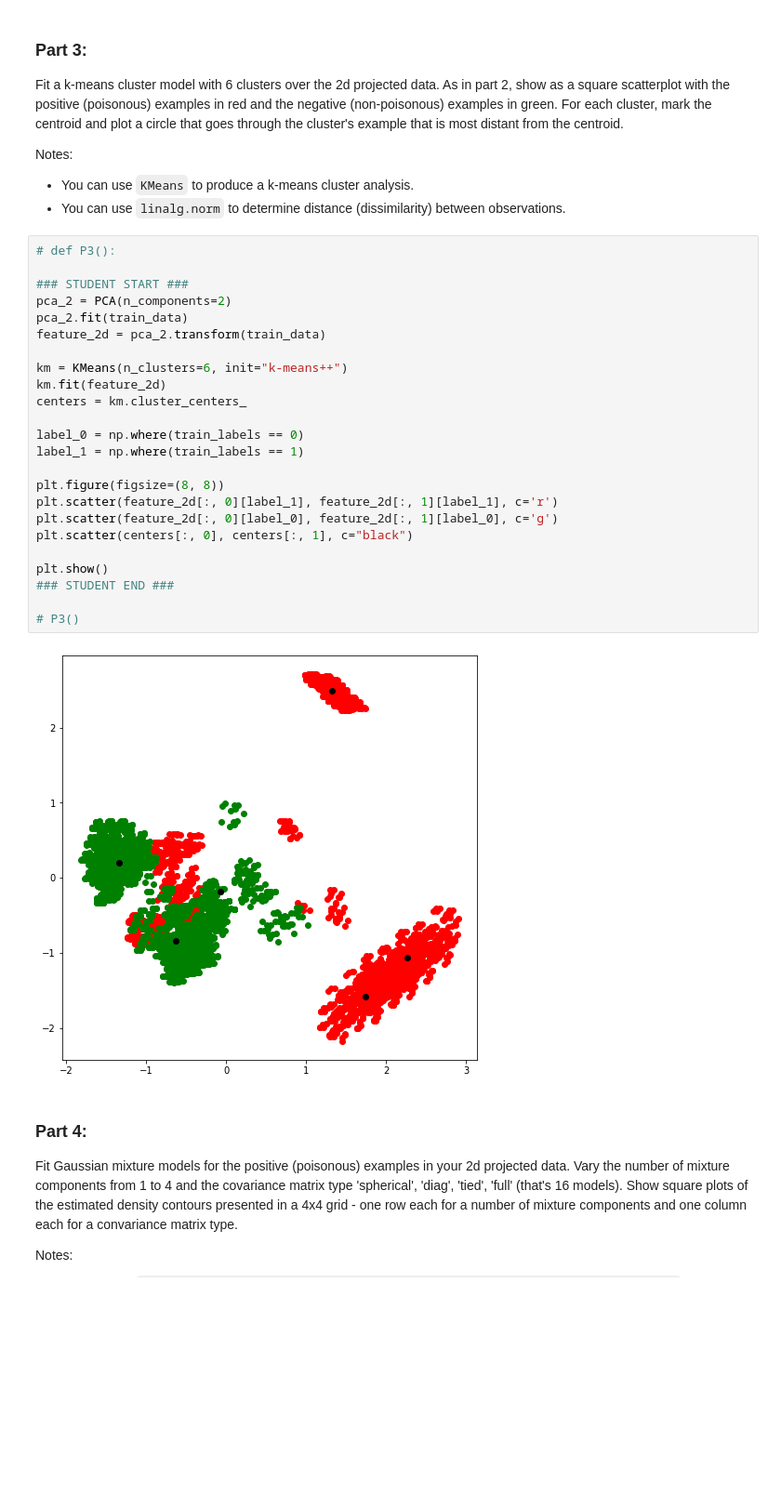
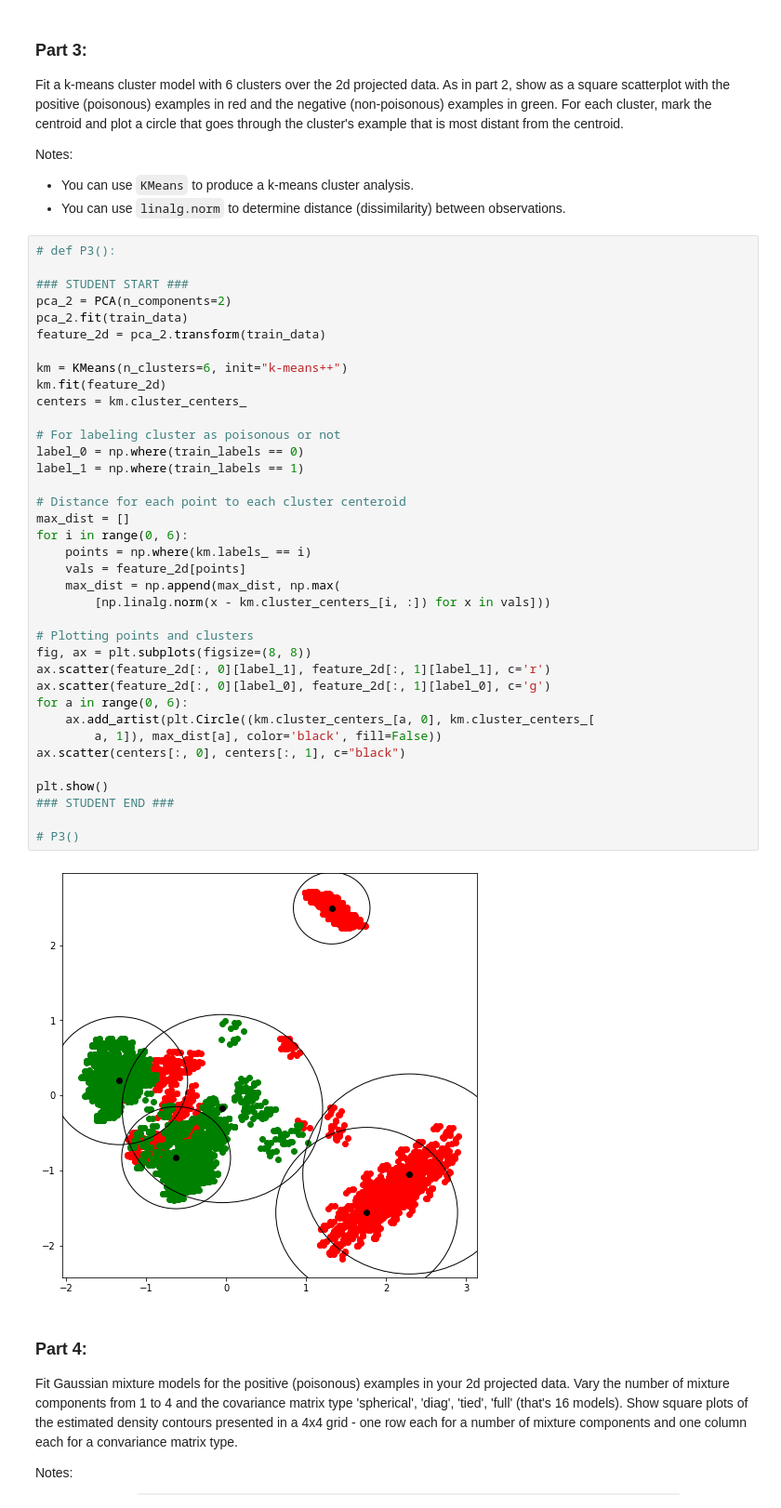
Before and after one commit to jorgeah92/ucb-w207-applied-ml, a Jupyter notebook: projects/jorge_hernandez_p3.ipynb, the cells around one changed output. Shown: that part at 93% size. Cells and saved outputs as stored; diff of their text form; blank space fills up the shorter version.

```diff
--- a/projects/jorge_hernandez_p3.ipynb
+++ b/projects/jorge_hernandez_p3.ipynb
@@ -152,29 +152,42 @@ Notes:
 # %%
 # def P3():
 
 ### STUDENT START ###
 pca_2 = PCA(n_components=2)
 pca_2.fit(train_data)
 feature_2d = pca_2.transform(train_data)
 
 km = KMeans(n_clusters=6, init="k-means++")
 km.fit(feature_2d)
 centers = km.cluster_centers_
 
+# For labeling cluster as poisonous or not
 label_0 = np.where(train_labels == 0)
 label_1 = np.where(train_labels == 1)
 
-plt.figure(figsize=(8, 8))
-plt.scatter(feature_2d[:, 0][label_1], feature_2d[:, 1][label_1], c='r')
-plt.scatter(feature_2d[:, 0][label_0], feature_2d[:, 1][label_0], c='g')
-plt.scatter(centers[:, 0], centers[:, 1], c="black")
+# Distance for each point to each cluster centeroid
+max_dist = []
+for i in range(0, 6):
+    points = np.where(km.labels_ == i)
+    vals = feature_2d[points]
+    max_dist = np.append(max_dist, np.max(
+        [np.linalg.norm(x - km.cluster_centers_[i, :]) for x in vals]))
+
+# Plotting points and clusters
+fig, ax = plt.subplots(figsize=(8, 8))
+ax.scatter(feature_2d[:, 0][label_1], feature_2d[:, 1][label_1], c='r')
+ax.scatter(feature_2d[:, 0][label_0], feature_2d[:, 1][label_0], c='g')
+for a in range(0, 6):
+    ax.add_artist(plt.Circle((km.cluster_centers_[a, 0], km.cluster_centers_[
+        a, 1]), max_dist[a], color='black', fill=False))
+ax.scatter(centers[:, 0], centers[:, 1], c="black")
 
 plt.show()
 ### STUDENT END ###
 
 # P3()
 # %% [output]
-[figure, old version]
+[figure, new version]
 # %% [markdown]
 ### Part 4:
 
```
Also changed, not shown: parts of 7 cells of this notebook, 3 other files.
